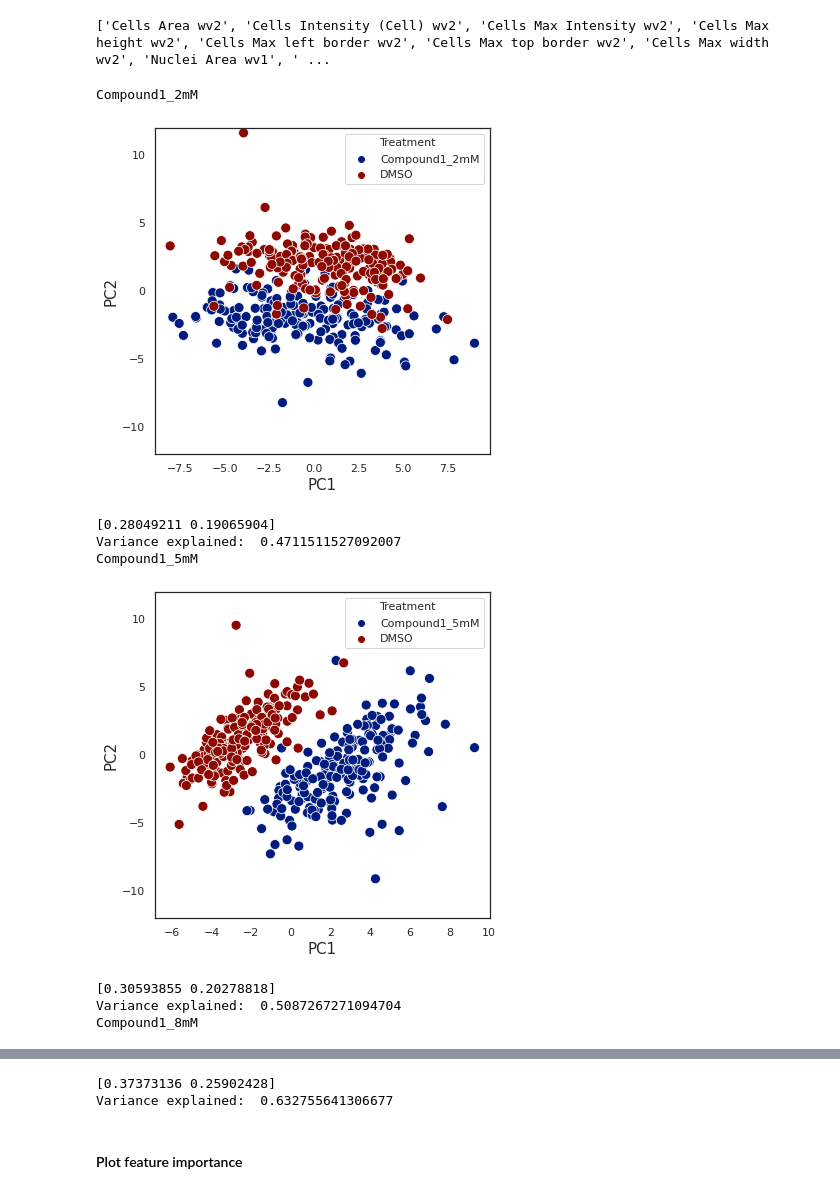
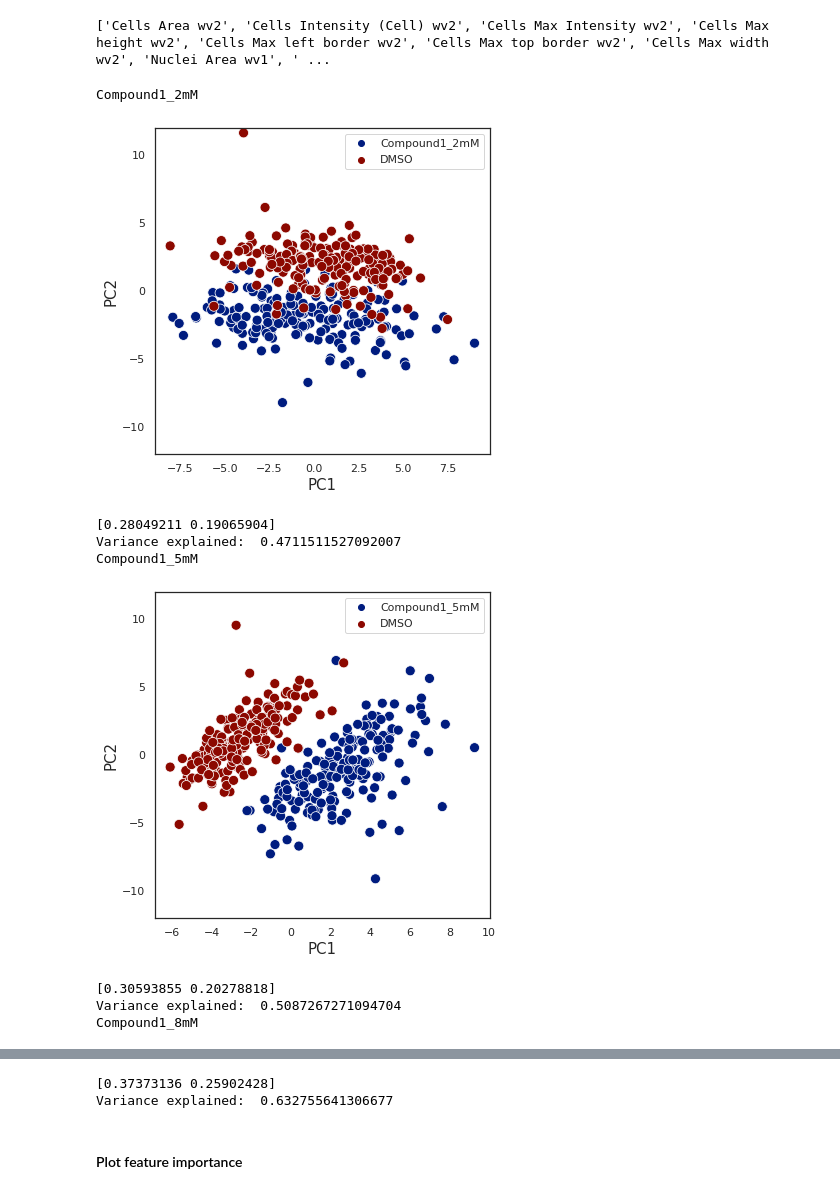
Before and after one commit to disc04/simplydrug, a Jupyter notebook: hts_notebooks/04b_imaging_assay_development.ipynb, the cells around one changed output, grey strips where cells are left out. Saved outputs shown, nothing was run; the diff lists cells and outputs as text; code cells hidden in the pictures.

```diff
--- a/hts_notebooks/04b_imaging_assay_development.ipynb
+++ b/hts_notebooks/04b_imaging_assay_development.ipynb
@@ -519,7 +518,7 @@ ax = fig.add_subplot(1,1,1)
 ax.set_xlabel('PC1', fontsize = 15)
 ax.set_ylabel('PC2', fontsize = 15)
 colors = ['r', 'b']
-ax = sns.scatterplot('PC1', 'PC2', data = pca_out, hue = 'Treatment', palette = colors, s = 100)
+ax = sns.scatterplot('PC1', 'PC2', data = pca_out, hue = pca_out['Treatment'].values, palette = colors, s = 100)
 
 plt.savefig(path + '//Compound1_8mM_PCA_well.png', bbox_inches = 'tight', dpi = 600)
 plt.show()
@@ -651,39 +650,39 @@ Features = Features[:-1]
 
 for t in Treatments:
     current_data = t.append(DMSO)
     current_data.name = current_data['Treatment'].values[0]
     print(current_data.name)
 
     pca_data = current_data
     x = pca_data.loc[:, Features].values
     y = pca_data.loc[:,['Treatment']].values
     x = StandardScaler().fit_transform(x)
     pca = PCA(n_components = 2)
 
     principalComponents = pca.fit_transform(x)
     pca_out = pd.DataFrame(principalComponents, columns = ['PC1', 'PC2'])
     pca_out['Treatment'] = current_data.Treatment.values
 
     fig = plt.figure(figsize = (6,6))
     ax = fig.add_subplot(1,1,1)
     ax.set_xlabel('PC1', fontsize = 15)
     ax.set_ylabel('PC2', fontsize = 15)
     ax.set_ylim(-12,12)
     colors = [ 'b','r']
-    ax = sns.scatterplot('PC1', 'PC2', data = pca_out, hue = 'Treatment', palette = colors, s = 100)
+    ax = sns.scatterplot('PC1', 'PC2', data = pca_out, hue = pca_out['Treatment'].values, palette = colors, s = 100)
 
     plt.savefig(path + '//' + current_data.name + '_PCA_field.png', bbox_inches = 'tight', dpi = 600)
     plt.show()
     plt.close()
     print(pca.explained_variance_ratio_ )
     print( 'Variance explained: ', pca.explained_variance_ratio_.cumsum()[-1])
 # %% [output]
 Compound1_2mM
-[figure, old version]
+[figure, new version]
 [0.28049211 0.19065904]
 Variance explained:  0.4711511527092007
 Compound1_5mM
-[figure, old version]
+[figure, new version]
 [0.30593855 0.20278818]
 Variance explained:  0.5087267271094704
 Compound1_8mM
```
Also changed, not shown: parts of 10 cells of this notebook, 6 other files.
